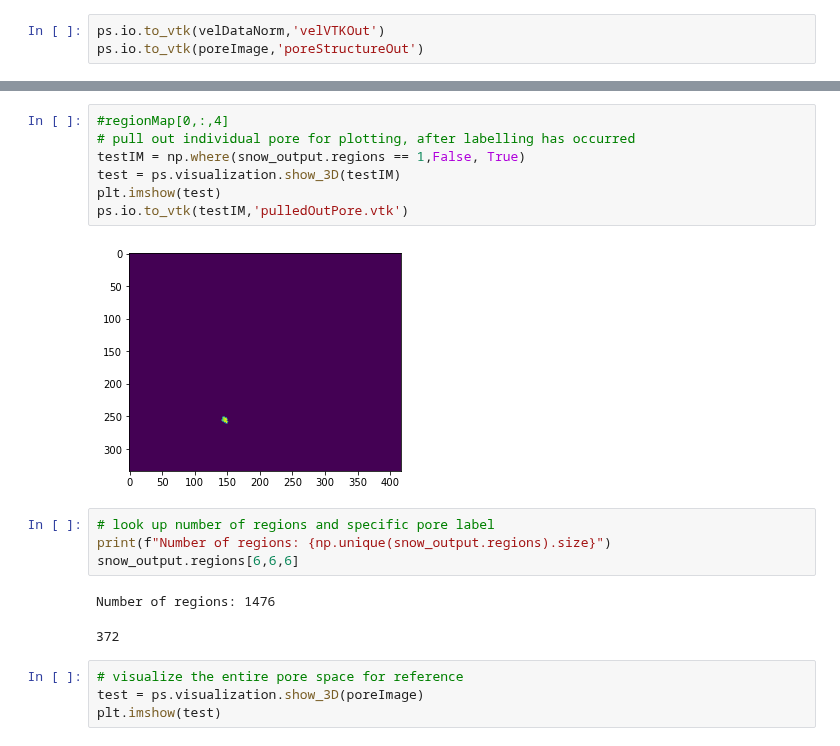
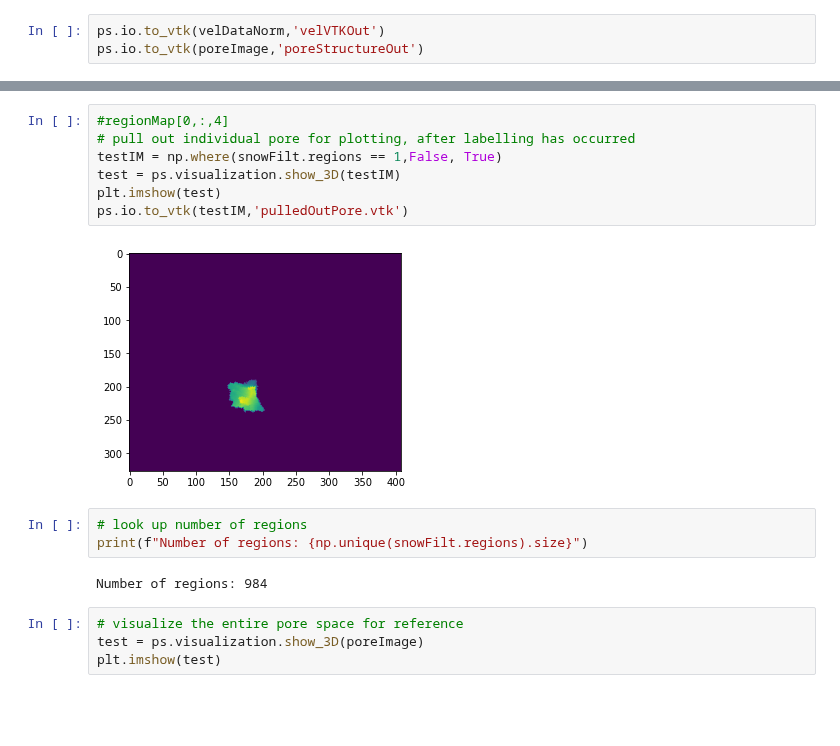
Before and after one commit to akkendrick/LABMOPS, a Jupyter notebook: analyze3Dsim.ipynb, the cells around one changed output, grey strips where cells are left out. Cells and saved outputs as stored; diff of their text form; blank space fills up the shorter version.

```diff
--- a/analyze3Dsim.ipynb
+++ b/analyze3Dsim.ipynb
@@ -120,19 +124,17 @@ for a in range(0, cubeSize):
 # %%
 #regionMap[0,:,4]
 # pull out individual pore for plotting, after labelling has occurred
-testIM = np.where(snow_output.regions == 1,False, True)
+testIM = np.where(snowFilt.regions == 1,False, True)
 test = ps.visualization.show_3D(testIM)
 plt.imshow(test)
 ps.io.to_vtk(testIM,'pulledOutPore.vtk')
 # %% [output]
-[figure, old version]
+[figure, new version]
 # %%
-# look up number of regions and specific pore label
-print(f"Number of regions: {np.unique(snow_output.regions).size}")
-snow_output.regions[6,6,6]
+# look up number of regions
+print(f"Number of regions: {np.unique(snowFilt.regions).size}")
 # %% [output]
-Number of regions: 1476
+Number of regions: 984
-372
 # %%
 # visualize the entire pore space for reference
 test = ps.visualization.show_3D(poreImage)
```
Also changed, not shown: parts of 15 cells of this notebook.
